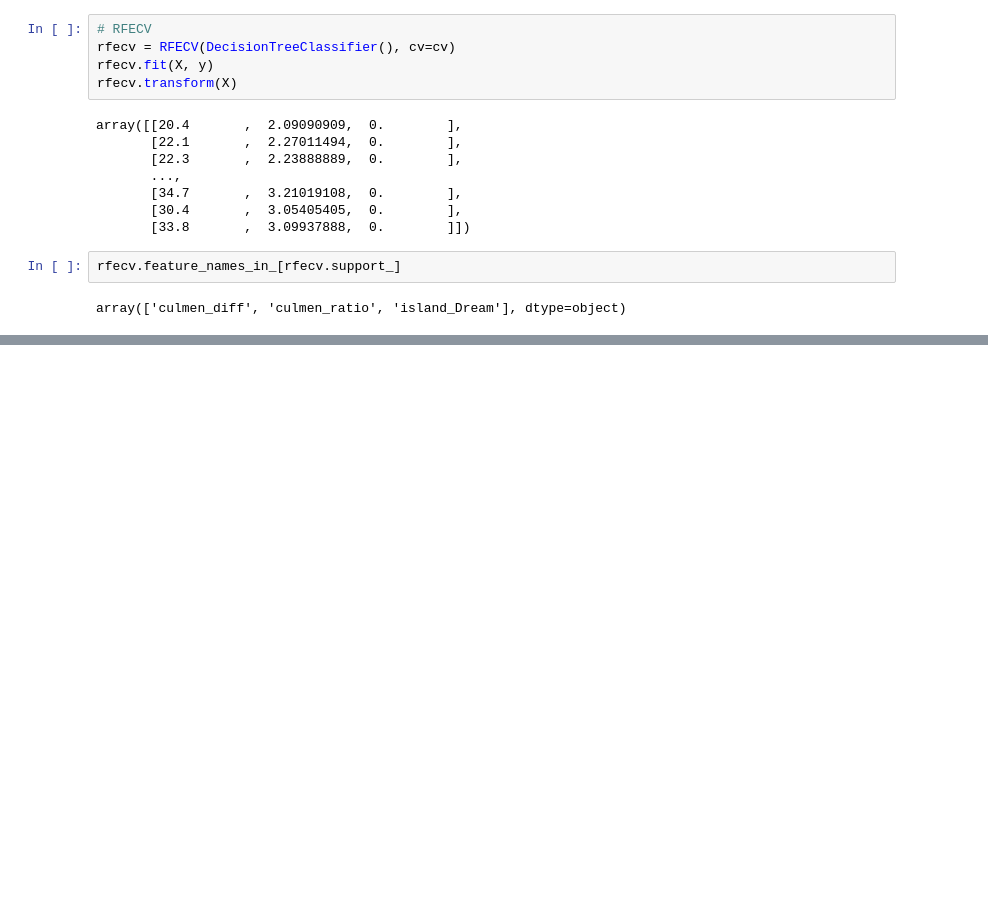
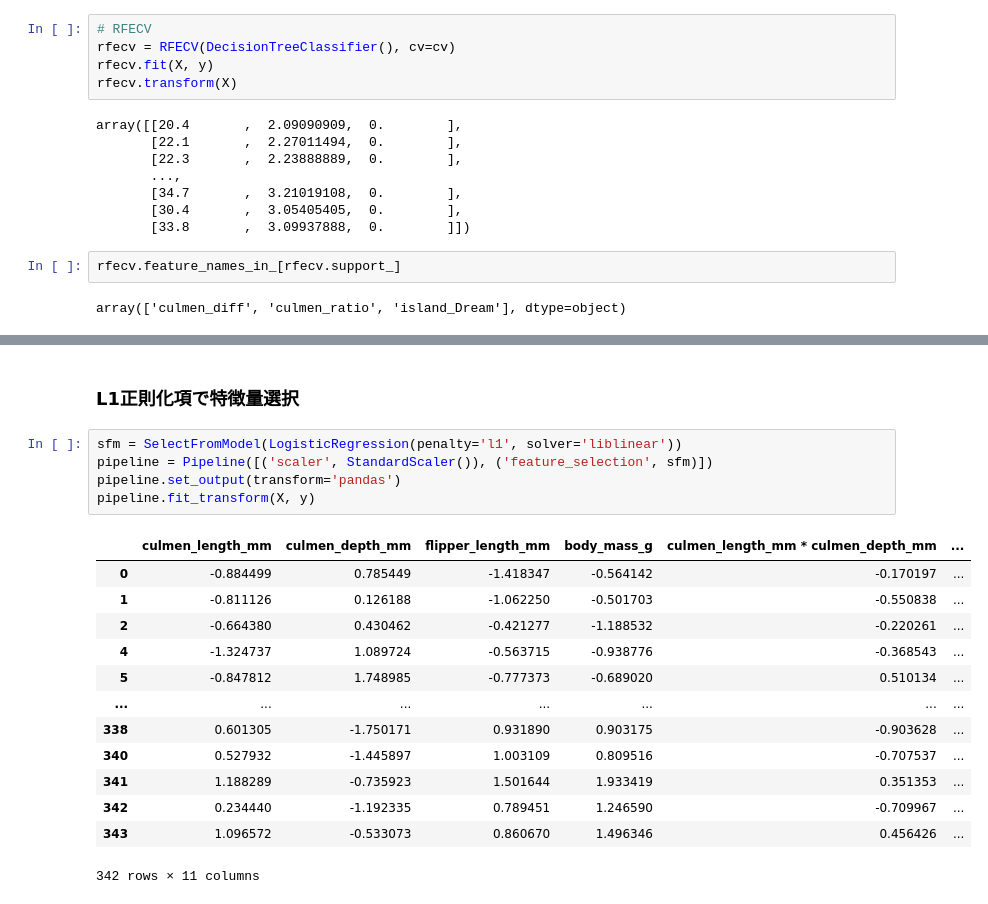
Before and after one commit to pajannat/my-learning, a Jupyter notebook: Kame_Udemy_MLCourse_Part3/feature_selection.ipynb, the cells around one changed output, grey strips where cells are left out. Drawn from its saved outputs; the diff is of its cells as text; blank space fills up the shorter version.

```diff
--- a/Kame_Udemy_MLCourse_Part3/feature_selection.ipynb
+++ b/Kame_Udemy_MLCourse_Part3/feature_selection.ipynb
@@ -270,0 +301,21 @@ array([0.8625731 , 0.97953216, 0.98830409, 0.98830409, 0.98830409,
+# %% [markdown]
+### L1正則化項で特徴量選択
+# %%
+sfm = SelectFromModel(LogisticRegression(penalty='l1', solver='liblinear'))
+pipeline = Pipeline([('scaler', StandardScaler()), ('feature_selection', sfm)])
+pipeline.set_output(transform='pandas')
+pipeline.fit_transform(X, y)
+# %% [output]
+|  | culmen_length_mm | culmen_depth_mm | flipper_length_mm | body_mass_g | culmen_length_mm * culmen_depth_mm | ... |
+| 0 | -0.884499 | 0.785449 | -1.418347 | -0.564142 | -0.170197 | ... |
+| 1 | -0.811126 | 0.126188 | -1.062250 | -0.501703 | -0.550838 | ... |
+| 2 | -0.664380 | 0.430462 | -0.421277 | -1.188532 | -0.220261 | ... |
+| 4 | -1.324737 | 1.089724 | -0.563715 | -0.938776 | -0.368543 | ... |
+| 5 | -0.847812 | 1.748985 | -0.777373 | -0.689020 | 0.510134 | ... |
+| ... | ... | ... | ... | ... | ... | ... |
+| 338 | 0.601305 | -1.750171 | 0.931890 | 0.903175 | -0.903628 | ... |
+| 340 | 0.527932 | -1.445897 | 1.003109 | 0.809516 | -0.707537 | ... |
+| 341 | 1.188289 | -0.735923 | 1.501644 | 1.933419 | 0.351353 | ... |
+| 342 | 0.234440 | -1.192335 | 0.789451 | 1.246590 | -0.709967 | ... |
+| 343 | 1.096572 | -0.533073 | 0.860670 | 1.496346 | 0.456426 | ... |
+342 rows × 11 columns
```
Also changed, not shown: parts of 10 cells of this notebook.
